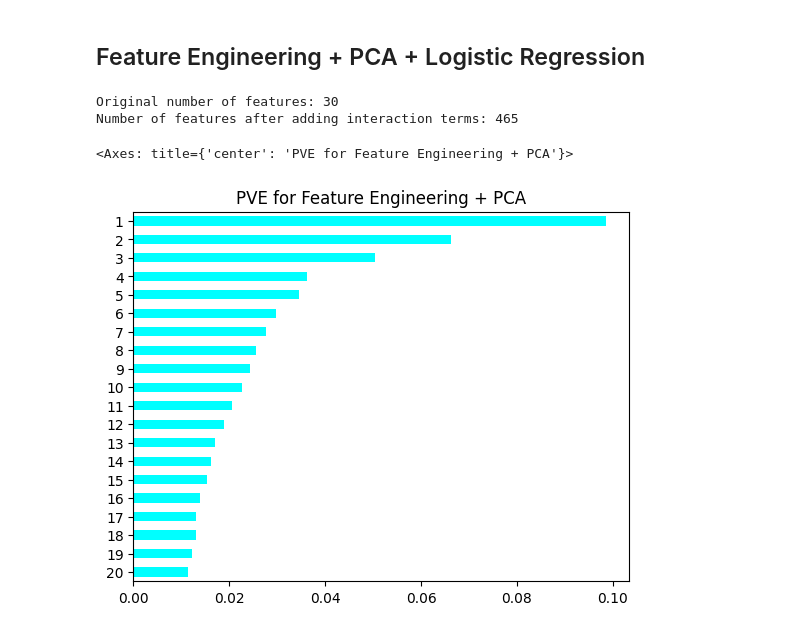
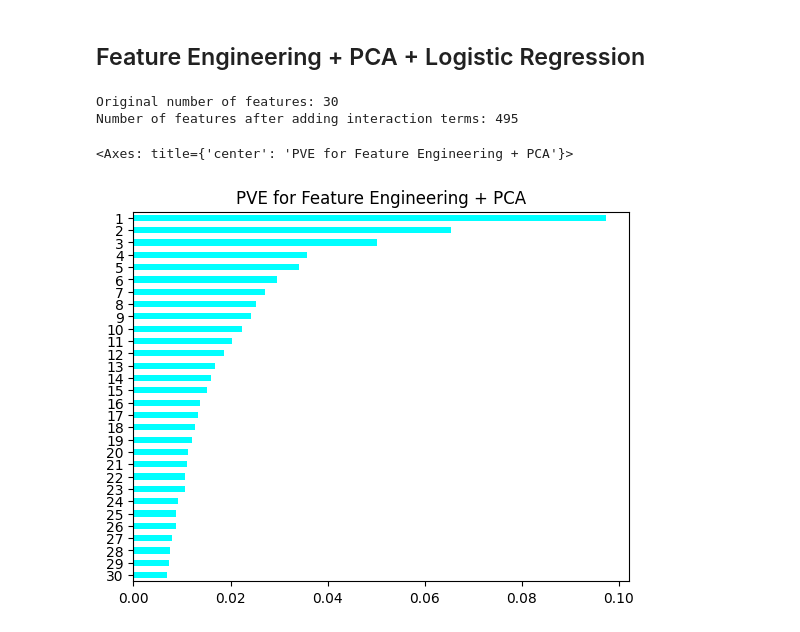
Before and after one commit to rhit-kennym1/csse415-final-project, a Jupyter notebook: LogReg.ipynb, the cells around one changed output. Saved outputs shown, nothing was run; the diff lists cells and outputs as text; code cells hidden in the pictures.

```diff
--- a/LogReg.ipynb
+++ b/LogReg.ipynb
@@ -471,7 +462,7 @@ Legitimate (-1)       0.94      0.90      0.92       980
 # %% [markdown]
 ## Feature Engineering + PCA + Logistic Regression
 # %%
-poly_fe_pca = PolynomialFeatures(degree=2, interaction_only=True, include_bias=False)
+poly_fe_pca = PolynomialFeatures(degree=2, interaction_only=False, include_bias=False)
 
 X_train_interactions_fe_pca = poly_fe_pca.fit_transform(X_train)
 X_test_interactions_fe_pca = poly_fe_pca.transform(X_test)
@@ -482,25 +473,25 @@ print("Original number of features:", X_train.shape[1])
 print("Number of features after adding interaction terms:", X_train_interactions_fe_pca.shape[1])
 # %% [output]
 Original number of features: 30
-Number of features after adding interaction terms: 465
+Number of features after adding interaction terms: 495
 # %%
 scaler_fe_pca = StandardScaler()
 
 X_train_interactions_scaled_fe_pca = scaler_fe_pca.fit_transform(X_train_interactions_fe_pca)
 X_test_interactions_scaled_fe_pca = scaler_fe_pca.transform(X_test_interactions_fe_pca)
 
 pca_all_fe = PCA()
 pca_all_fe.fit(X_train_interactions_scaled_fe_pca)
 
 explained_variance_fe = pca_all_fe.explained_variance_ratio_
 cumulative_variance_fe = np.cumsum(explained_variance_fe)
 
 PVE_fe = pca_all_fe.explained_variance_ratio_
 PVE_fe = pd.Series(PVE_fe, index=list(range(1, len(PVE_fe) + 1)))
-PVE_fe.sort_values(ascending=False).head(20).sort_values().plot.barh(color='cyan', title='PVE for Feature Engineering + PCA')
+PVE_fe.sort_values(ascending=False).head(30).sort_values().plot.barh(color='cyan', title='PVE for Feature Engineering + PCA')
 # %% [output]
 <Axes: title={'center': 'PVE for Feature Engineering + PCA'}>
-[figure, old version]
+[figure, new version]
 # %%
 pca_fe_results = []
 
```
Also changed, not shown: parts of 7 cells of this notebook, 1 other file.
